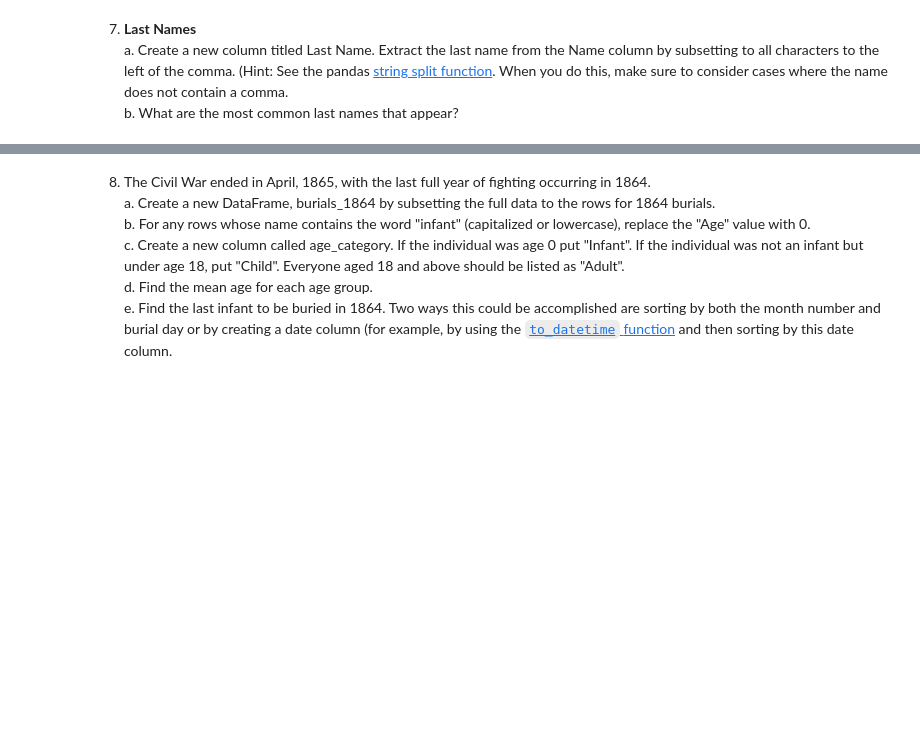
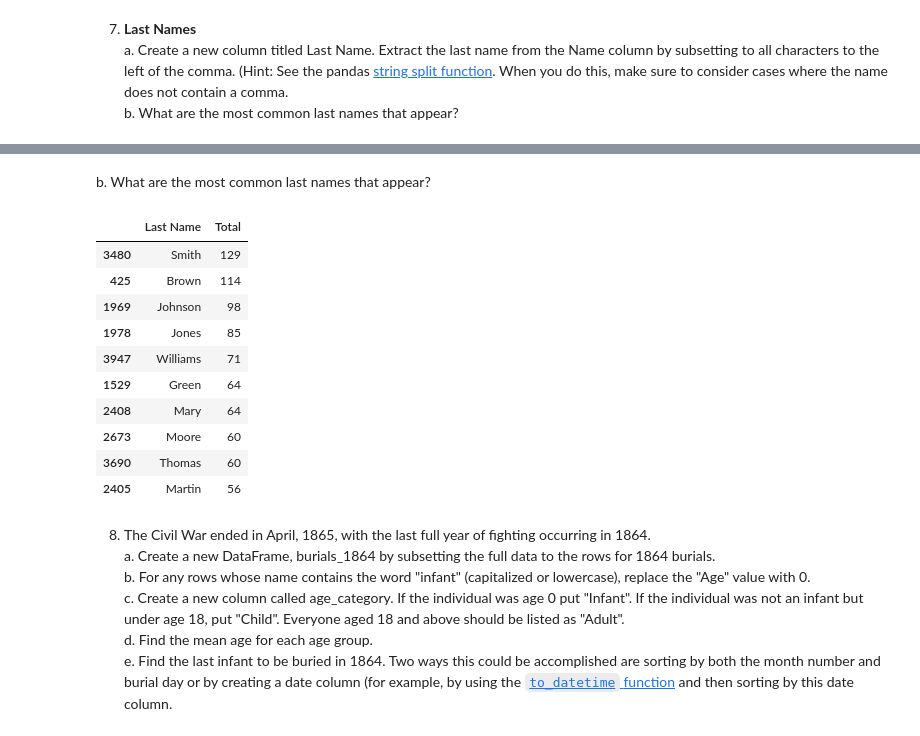
Before and after one commit to NSS-Data-Analytics-Cohort-10/advanced-pandas-elisianguyen, a Jupyter notebook: notebooks/advanced_pandas.ipynb, the cells around one changed output, grey strips where cells are left out. Saved outputs shown, nothing was run; the diff lists cells and outputs as text; code cells hidden in the pictures; blank space fills up the shorter version.

```diff
--- a/notebooks/advanced_pandas.ipynb
+++ b/notebooks/advanced_pandas.ipynb
@@ -420,0 +445,4 @@ x.bar_label(x.containers[0]);
+# %%
+cc["Last Name"] = cc["Name"].str.split('[, ]').str[0]
+
+cc["Last Name"].head(50)
@@ -421,3 +467,31 @@ x.bar_label(x.containers[0]);
+# %% [markdown]
+b. What are the most common last names that appear?
+# %%
+#group by last name, sum, and sort
+top10_ln = cc.groupby("Last Name")["Volume"].sum().reset_index(name="Total")
+top10_ln = top10_ln.sort_values("Total", ascending=False)
+
+#check
+#print(top10_ln.head(20))
+
+#drop index 0-2 for infant values
+top10_lastname = top10_ln.drop(top10_ln.index[[0,1,2]])
+
+#select top 10
+top10_lastname = top10_ln_clean.iloc[:10]
+top10_lastname
+# %% [output]
+|  | Last Name | Total |
+| 3480 | Smith | 129 |
+| 425 | Brown | 114 |
+| 1969 | Johnson | 98 |
+| 1978 | Jones | 85 |
+| 3947 | Williams | 71 |
+| 1529 | Green | 64 |
+| 2408 | Mary | 64 |
+| 2673 | Moore | 60 |
+| 3690 | Thomas | 60 |
+| 2405 | Martin | 56 |
 # %% [markdown]
 8. The Civil War ended in April, 1865, with the last full year of fighting occurring in 1864.
    a. Create a new DataFrame, burials_1864 by subsetting the full data to the rows for 1864 burials.
```
Also changed, not shown: parts of 5 cells of this notebook.
